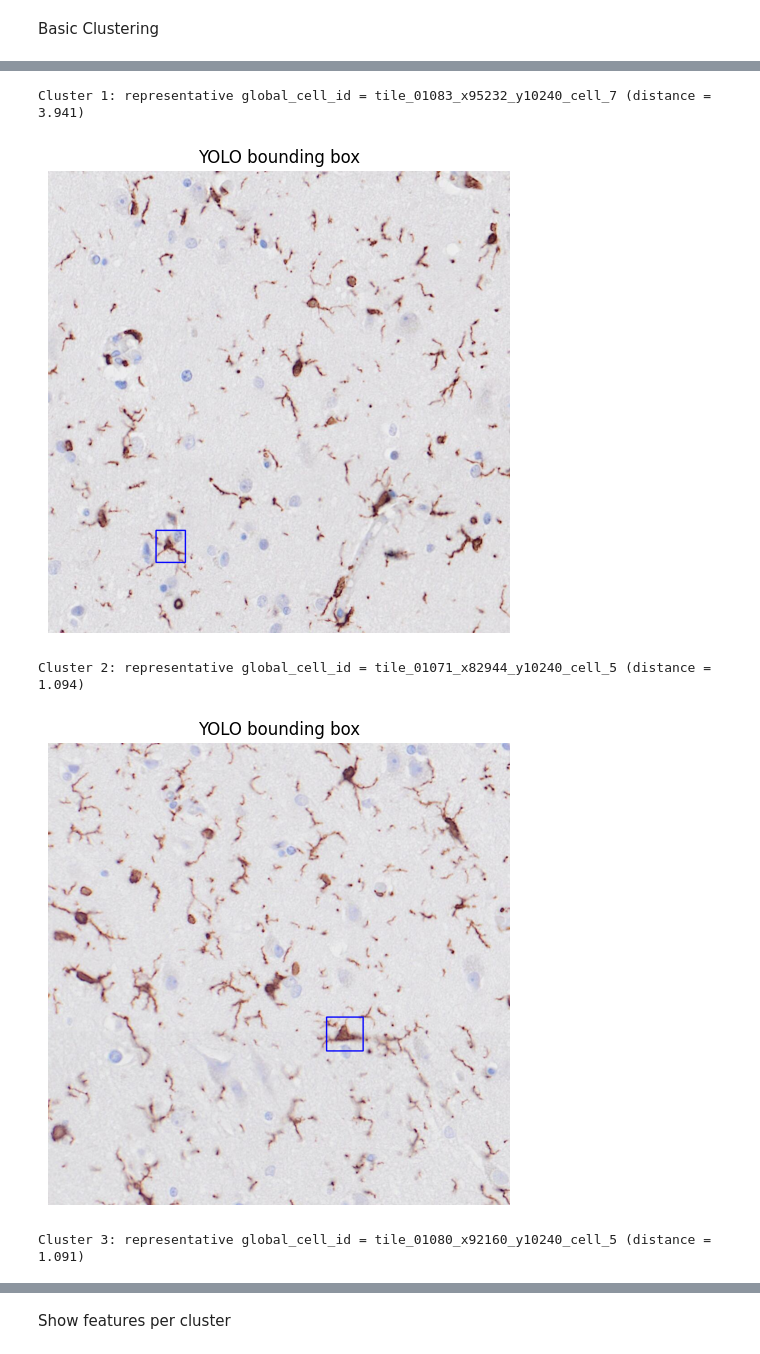
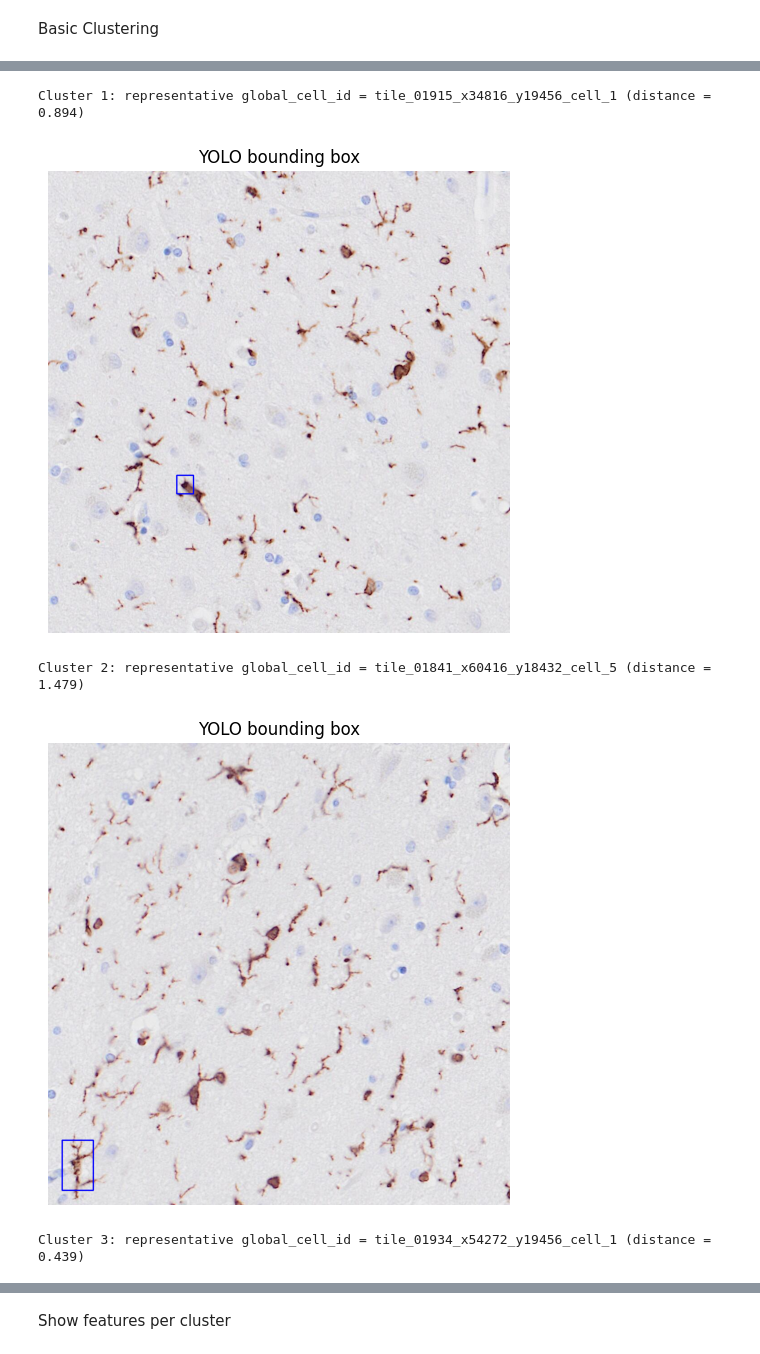
Before and after one commit to cwissyboi/AutomaticMicrogliaMorphologyAnalysis, a Jupyter notebook: initial_pipeline/analysis/basic_analysis.ipynb, the cells around one changed output, grey strips where cells are left out. Drawn from its saved outputs; the diff is of its cells as text; code cells hidden in the pictures.

```diff
--- a/initial_pipeline/analysis/basic_analysis.ipynb
+++ b/initial_pipeline/analysis/basic_analysis.ipynb
@@ -1,7 +1,7 @@
 # %%
 import pandas as pd
 # %%
-df = pd.read_csv("../morphology/morphology_outputs/slide_1_test.csv")
+df = pd.read_csv("../morphology/morphology_outputs/slide_3_test.csv")
 
 features = [
     "length_pixels",
@@ -135,16 +135,16 @@ from sklearn.cluster import AgglomerativeClustering
 from sklearn.cluster import KMeans
 
 # Hierarchical clustering into 4 clusters
-# clusterer = AgglomerativeClustering(
+clusterer = AgglomerativeClustering(
+    n_clusters=5,
+    linkage="ward"
+)
+
+# clusterer = KMeans(
 #     n_clusters=4,
-#     linkage="ward"
+#     n_init=50,
+#     random_state=0
 # )
-
-clusterer = KMeans(
-    n_clusters=4,
-    n_init=50,
-    random_state=0
-)
 
 
 cluster_labels = clusterer.fit_predict(X_scaled)
@@ -209,7 +209,7 @@ from scipy.spatial.distance import cdist
 
 representatives = []
 
-input_folder = "../../tiles/slide_1_test/"
+input_folder = "../../tiles/slide_3_test/"
 
 for cluster_id in sorted(df_clustered["cluster"].unique()):
     cluster_mask = df_clustered["cluster"] == cluster_id
@@ -261,5 +261,5 @@ Cluster 0: representative global_cell_id = tile_01026_x36864_y10240_cell_3 (dist
-Cluster 1: representative global_cell_id = tile_01083_x95232_y10240_cell_7 (distance = 3.941)
+Cluster 1: representative global_cell_id = tile_01915_x34816_y19456_cell_1 (distance = 0.894)
-[figure, old version]
+[figure, new version]
-Cluster 2: representative global_cell_id = tile_01071_x82944_y10240_cell_5 (distance = 1.094)
+Cluster 2: representative global_cell_id = tile_01841_x60416_y18432_cell_5 (distance = 1.479)
-[figure, old version]
+[figure, new version]
-Cluster 3: representative global_cell_id = tile_01080_x92160_y10240_cell_5 (distance = 1.091)
+Cluster 3: representative global_cell_id = tile_01934_x54272_y19456_cell_1 (distance = 0.439)
```
Also changed, not shown: parts of 7 cells of this notebook, 5 other files.
